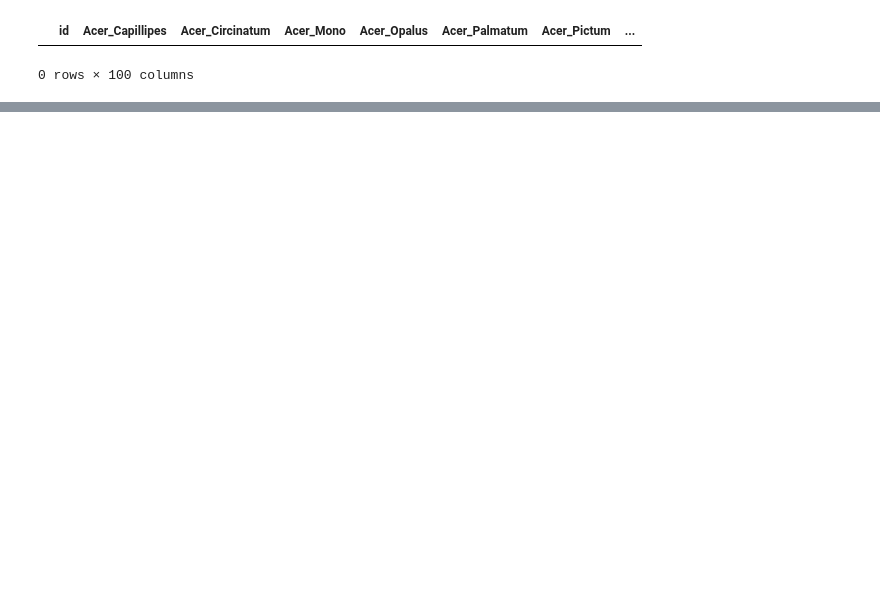
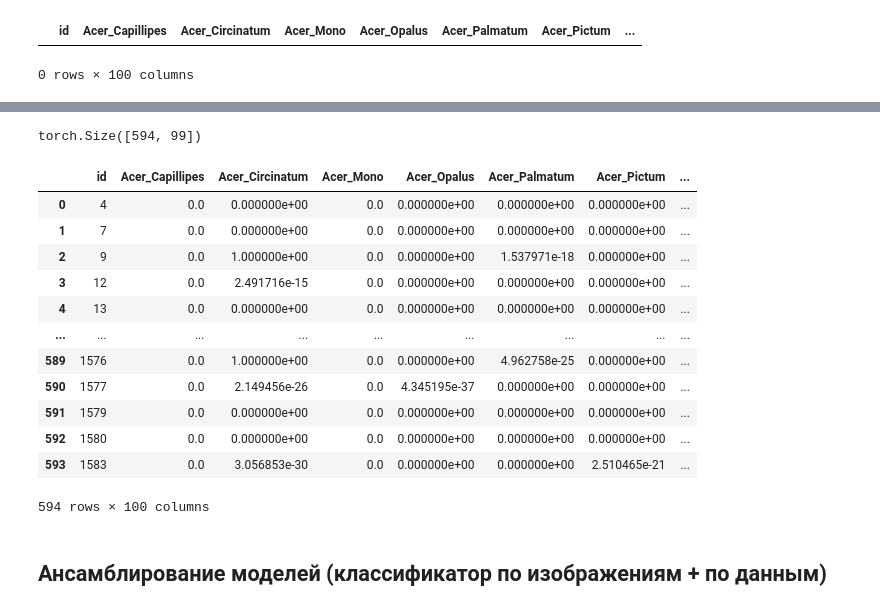
Before and after one commit to Nurlan2077/Leaf_Classificator_Kaggle, a Jupyter notebook: leaf_classificator.ipynb, the cells around one changed output, grey strips where cells are left out. Drawn from its saved outputs; the diff is of its cells as text; code cells hidden in the pictures; blank space fills up the shorter version.

```diff
--- a/leaf_classificator.ipynb
+++ b/leaf_classificator.ipynb
@@ -373,0 +538,9 @@ test_data_result.to_csv("submission.csv", index=False)
+# %%
+learning_rate = 0.01
+epochs = 700
+
+model = Net(input_shape=numeric_data.shape[1])
+optimizer = torch.optim.AdamW(model.parameters(), lr=learning_rate)
+loss_fn = nn.CrossEntropyLoss()
+
+cosine_similarity = torch.nn.CosineSimilarity(dim=0)
@@ -373,0 +613,25 @@ test_data_result.to_csv("submission.csv", index=False)
+# %%
+test_numeric_data = test_data[numeric_columns]
+# %%
+test_numeric_data = sc.fit_transform(test_numeric_data)
+# %%
+test_model_output = model(torch.tensor(test_numeric_data, dtype=torch.float32))
+print(test_model_output.shape)
+test_model_output_df = pd.DataFrame(test_model_output.detach().numpy(), columns=class_names)
+test_model_output_df.insert(0, "id", test_data.id)
+test_model_output_df
+# %% [output]
+torch.Size([594, 99])
+|  | id | Acer_Capillipes | Acer_Circinatum | Acer_Mono | Acer_Opalus | Acer_Palmatum | Acer_Pictum | ... |
+| 0 | 4 | 0.0 | 0.000000e+00 | 0.0 | 0.000000e+00 | 0.000000e+00 | 0.000000e+00 | ... |
+| 1 | 7 | 0.0 | 0.000000e+00 | 0.0 | 0.000000e+00 | 0.000000e+00 | 0.000000e+00 | ... |
+| 2 | 9 | 0.0 | 1.000000e+00 | 0.0 | 0.000000e+00 | 1.537971e-18 | 0.000000e+00 | ... |
+| 3 | 12 | 0.0 | 2.491716e-15 | 0.0 | 0.000000e+00 | 0.000000e+00 | 0.000000e+00 | ... |
+| 4 | 13 | 0.0 | 0.000000e+00 | 0.0 | 0.000000e+00 | 0.000000e+00 | 0.000000e+00 | ... |
+| ... | ... | ... | ... | ... | ... | ... | ... | ... |
+| 589 | 1576 | 0.0 | 1.000000e+00 | 0.0 | 0.000000e+00 | 4.962758e-25 | 0.000000e+00 | ... |
+| 590 | 1577 | 0.0 | 2.149456e-26 | 0.0 | 4.345195e-37 | 0.000000e+00 | 0.000000e+00 | ... |
+| 591 | 1579 | 0.0 | 0.000000e+00 | 0.0 | 0.000000e+00 | 0.000000e+00 | 0.000000e+00 | ... |
+| 592 | 1580 | 0.0 | 0.000000e+00 | 0.0 | 0.000000e+00 | 0.000000e+00 | 0.000000e+00 | ... |
+| 593 | 1583 | 0.0 | 3.056853e-30 | 0.0 | 0.000000e+00 | 0.000000e+00 | 2.510465e-21 | ... |
+594 rows × 100 columns
@@ -373,0 +640,2 @@ test_data_result.to_csv("submission.csv", index=False)
+# %% [markdown]
+## Ансамблирование моделей (классификатор по изображениям + по данным)
```
Also changed, not shown: parts of 31 cells of this notebook.
